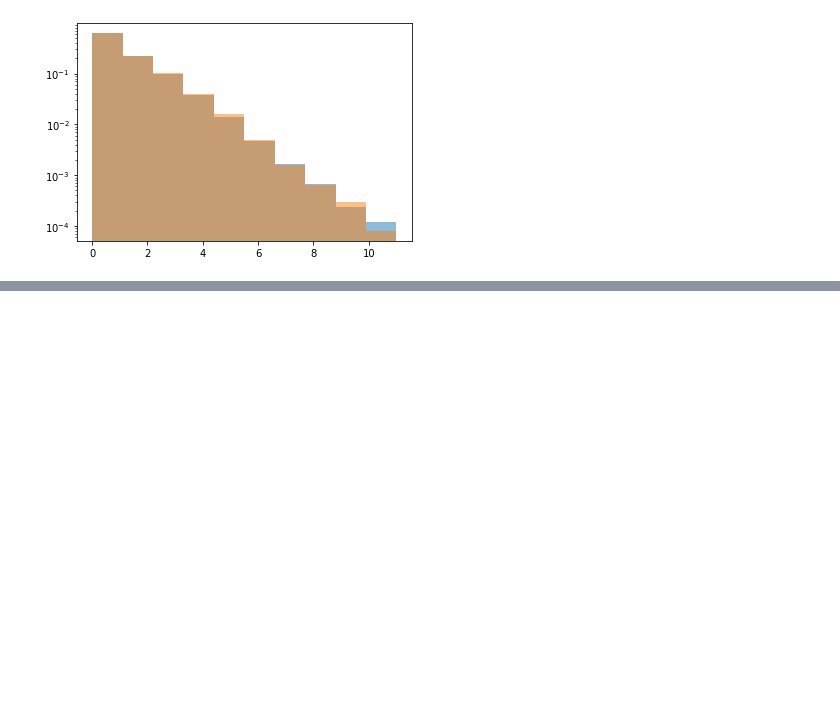
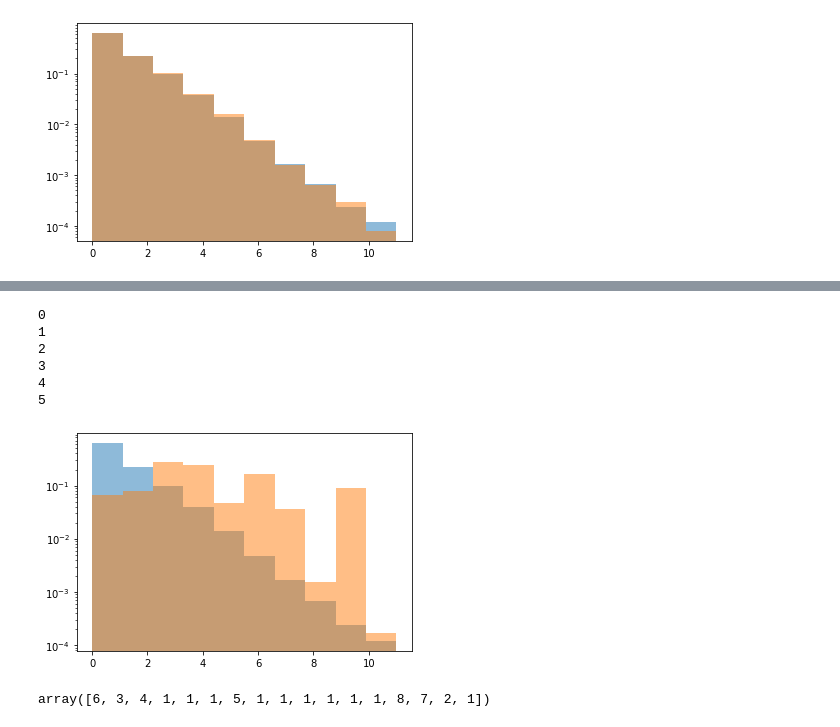
Before and after one commit to janjaek/DSEA-test, a Jupyter notebook: dsea_mord.ipynb, the cells around one changed output, grey strips where cells are left out. Cells and saved outputs as stored; diff of their text form; code cells hidden in the pictures; blank space fills up the shorter version.

```diff
--- a/dsea_mord.ipynb
+++ b/dsea_mord.ipynb
@@ -185,0 +229,25 @@ plt.show()
+# %%
+#logistic AT with exponential decaying stepsize(transformed data)
+alpha_exp = stepsize.decay_exp(0.5, 2.0)
+f_AT_exp = dsea(X_test, X_train, Y_train, LogisticAT(), K = 5, inspect = inspect_alpha,  alpha = alpha_exp)
+plt.hist(range(12), weights = f_true, alpha = 0.5)
+plt.hist(range(12), weights = f_AT_exp, alpha = 0.5)
+plt.yscale('log')
+plt.show()
+# %% [output]
+0
+1
+2
+3
+4
+5
+[figure, added]
+# %%
+#feature selection on logisticAT
+from sklearn.feature_selection import RFE
+estimator= LogisticAT()
+selector = RFE(estimator, n_features_to_select=10, step=1)
+selector.fit(X_box,Y)
+selector.ranking_
+# %% [output]
+array([6, 3, 4, 1, 1, 1, 5, 1, 1, 1, 1, 1, 1, 8, 7, 2, 1])
```
Also changed, not shown: parts of 18 cells of this notebook.
